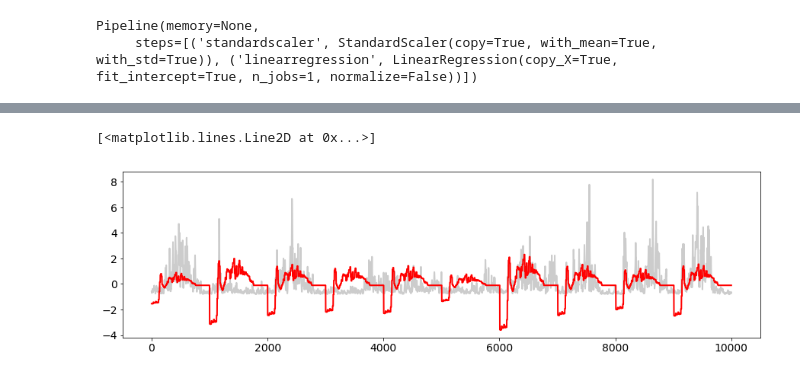
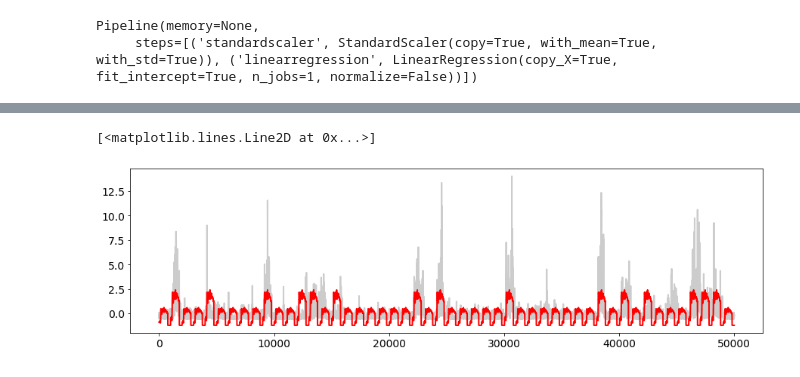
Before and after one commit to pinheirochagas/lbcn_encoding_decoding, a Jupyter notebook: notebooks/encoding_model_pipeline.ipynb, the cells around one changed output, grey strips where cells are left out. Saved outputs shown, nothing was run; the diff lists cells and outputs as text; code cells hidden in the pictures.

```diff
--- a/notebooks/encoding_model_pipeline.ipynb
+++ b/notebooks/encoding_model_pipeline.ipynb
@@ -326,10 +326,10 @@ ax.legend()
 predictions = est.predict(X_env)
 # %%
 fig, ax = plt.subplots(figsize=(15, 4))
-ax.plot(scale(y[0:10000]), color='k', alpha=.2, lw=2)
-ax.plot(scale(predictions[0:10000]), color='r', lw=2)
+ax.plot(scale(y[0:50000]), color='k', alpha=.2, lw=2)
+ax.plot(scale(predictions[0:50000]), color='r', lw=2)
 # %% [output]
 [<matplotlib.lines.Line2D at 0x...>]
-[figure, old version]
+[figure, new version]
 # %%
 np.correlate(y,predictions)
```
Also changed, not shown: parts of 9 cells of this notebook.
